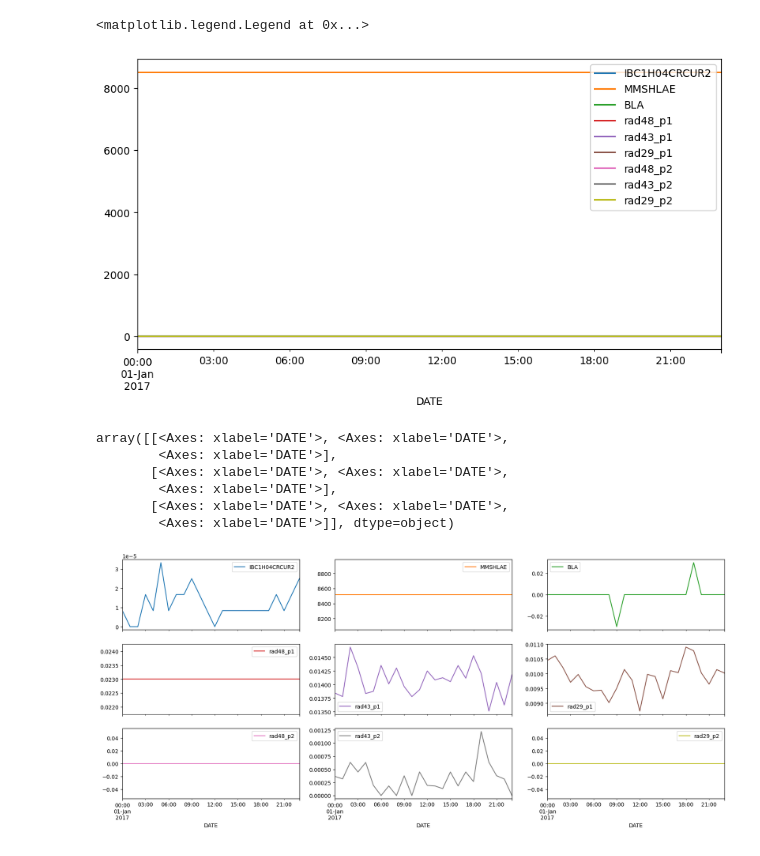
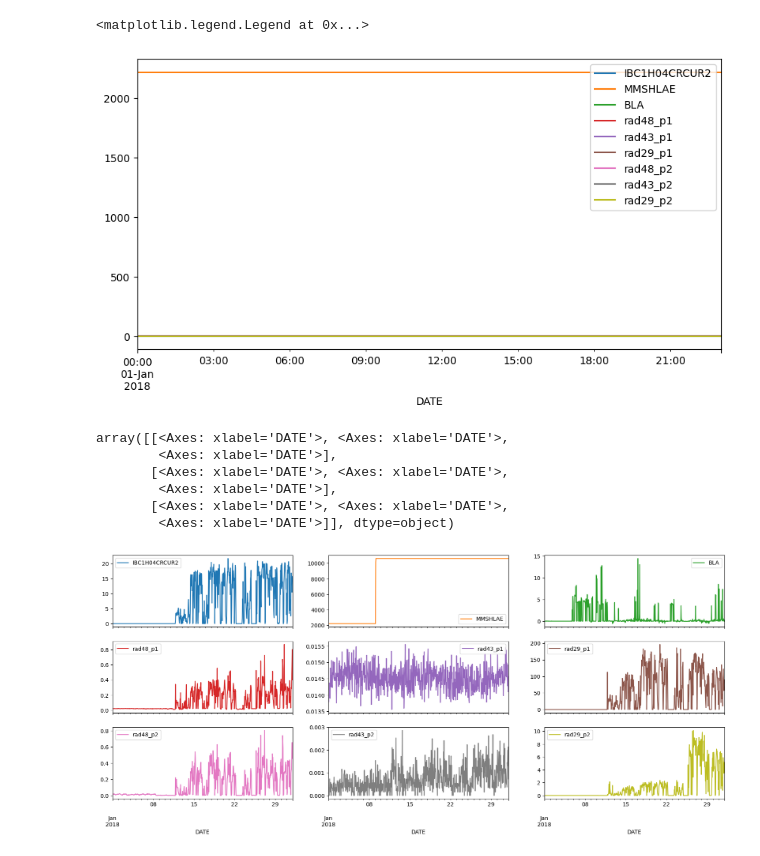
Before and after one commit to omidrajabi6868/TimeSeriesAttack, a Jupyter notebook: Main.ipynb, the cells around one changed output. Saved outputs shown, nothing was run; the diff lists cells and outputs as text; code cells hidden in the pictures.

```diff
--- a/Main.ipynb
+++ b/Main.ipynb
@@ -6,6 +6,6 @@ import matplotlib.pyplot as plt
 
 %matplotlib inline
 # %%
-df = pd.read_csv('~/Jab/Sensor data/Original Data/2017_OUTPUT_VARS.1h.csv')
+df = pd.read_csv('~/Jlab/Sensor data/Original Data/2018_OUTPUT_VARS.1h.csv')
 df.head(5)
 # %% [output]
@@ -26,18 +33,20 @@ df.head(5)
 # %%
-df.loc['2017-01-01'][['IBC1H04CRCUR2', 'MMSHLAE', 'BLA', 'rad48_p1', 'rad43_p1', 'rad29_p1', 'rad48_p2', 'rad43_p2', 'rad29_p2']].plot(figsize=[10, 5])
+df.loc['2018-01-01'][['IBC1H04CRCUR2', 'MMSHLAE', 'BLA', 'rad48_p1', 'rad43_p1', 'rad29_p1', 'rad48_p2', 'rad43_p2', 'rad29_p2']].plot(figsize=[10, 5])
+# df.loc['2017-01-01'][['IBC1H04CRCUR2', 'MMSHLAE', 'BLA', 'rad48_p1', 'rad48_p2', 'rad29_p2']].plot(figsize=[10, 5])
 plt.legend(loc='upper right')
 # %% [output]
 <matplotlib.legend.Legend at 0x...>
-[figure, old version]
+[figure, new version]
 # %%
-df.loc['2017-01-01'][['IBC1H04CRCUR2', 'MMSHLAE', 'BLA', 'rad48_p1', 'rad43_p1', 'rad29_p1', 'rad48_p2', 'rad43_p2', 'rad29_p2']].plot(subplots=True, layout=(3, 3), figsize=(20, 8))
+df.loc['2018-01'][['IBC1H04CRCUR2', 'MMSHLAE', 'BLA', 'rad48_p1', 'rad43_p1', 'rad29_p1', 'rad48_p2', 'rad43_p2', 'rad29_p2']].plot(subplots=True, layout=(3, 3), figsize=(20, 8))
+# df.loc['2017-01'][['IBC1H04CRCUR2', 'MMSHLAE', 'BLA', 'rad48_p1', 'rad48_p2', 'rad29_p2']].plot(subplots=True, layout=(2, 3), figsize=(20, 8))
 # %% [output]
 array([[<Axes: xlabel='DATE'>, <Axes: xlabel='DATE'>,
         <Axes: xlabel='DATE'>],
        [<Axes: xlabel='DATE'>, <Axes: xlabel='DATE'>,
         <Axes: xlabel='DATE'>],
        [<Axes: xlabel='DATE'>, <Axes: xlabel='DATE'>,
         <Axes: xlabel='DATE'>]], dtype=object)
-[figure, old version]
+[figure, new version]
 # %%
 # mSTAMP calculates the multivariate matrix profile
```
Also changed, not shown: parts of 4 cells of this notebook, 6 other files.
